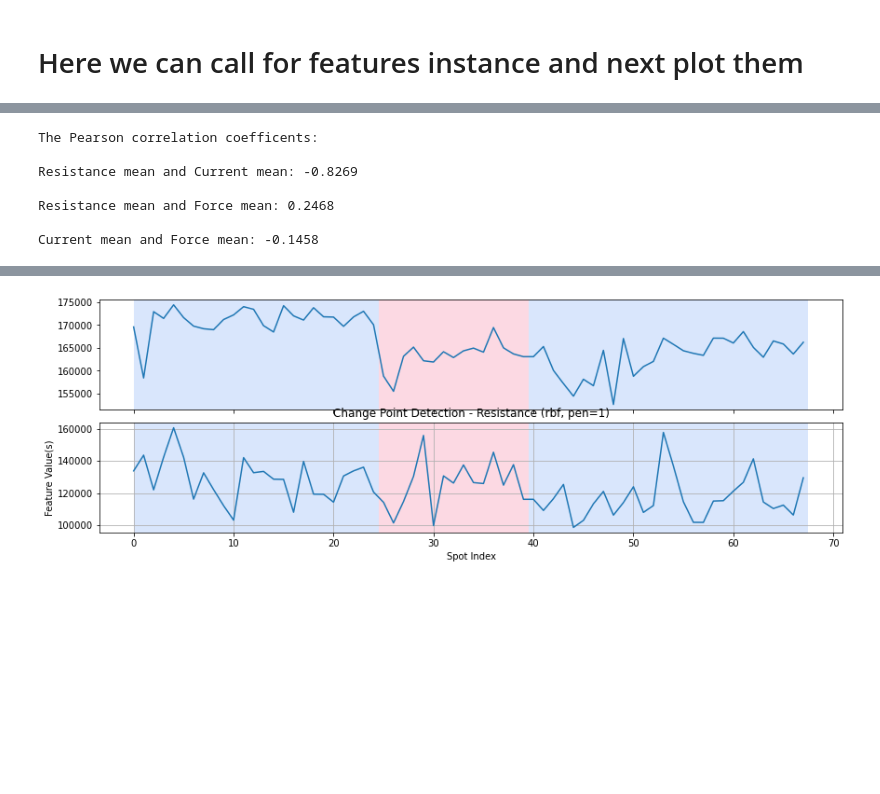
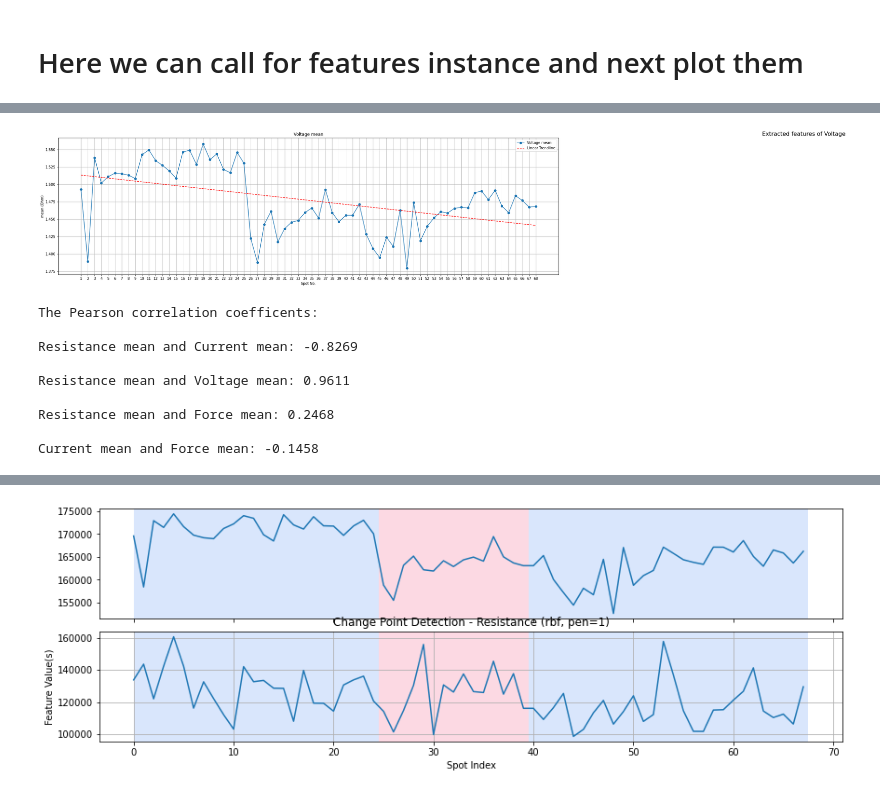
Before and after one commit to Protagonist-8/SpotProject, a Jupyter notebook: spot_eda.ipynb, the cells around one changed output, grey strips where cells are left out. Saved outputs shown, nothing was run; the diff lists cells and outputs as text; code cells hidden in the pictures; blank space fills up the shorter version.

```diff
--- a/spot_eda.ipynb
+++ b/spot_eda.ipynb
@@ -109,6 +111,7 @@ def plot_features(dataframe,sensor,features,deg=1):
 feature_list_Resistance=get_features(sensor="Resistance (Ohm)",spotf=1,spotl=69,normalize=False)
 feature_list_Force=get_features(sensor="Force (kgf)",spotf=1,spotl=69,normalize=False)
 feature_list_Current=get_features(sensor="Current (kA)",spotf=1,spotl=69,normalize=False)
+feature_list_Voltage=get_features(sensor='Voltage (V)',spotf=1,spotl=69,normalize=False)
 
 # creating respective dataframes
 
@@ -126,5 +129,10 @@ df_Force=pd.DataFrame(feature_list_Force,columns=feature_list_Force.keys())
 # #normalizing features
 # df_Force= (df_Force - df_Force.mean()) / df_Force.std()
 df_Force.index = range(1, len(df_Force) + 1)
+
+df_Voltage=pd.DataFrame(feature_list_Voltage,columns=feature_list_Voltage.keys())
+# #normalizing features
+# df_Force= (df_Force - df_Force.mean()) / df_Force.std()
+df_Voltage.index = range(1, len(df_Voltage) + 1)
 # %%
 # plotting extracted features for each sensor
@@ -142,6 +150,11 @@ plot_features(dataframe=df_Force,sensor='Force',features=['mean','std'],deg=3)
+# %%
+plot_features(dataframe=df_Voltage,sensor='Voltage',features=['mean'],deg=1,trend=True)
+# %% [output]
+[figure, added]
 # %%
 print(f"The Pearson correlation coefficents:")
 print(f"\nResistance mean and Current mean: {df_Resistance['mean'].corr(df_Current['mean']):.4f}")
+print(f"\nResistance mean and Voltage mean: {df_Resistance['mean'].corr(df_Voltage['mean']):.4f}")
 print(f"\nResistance mean and Force mean: {df_Resistance['mean'].corr(df_Force['mean']):.4f}")
 print(f"\nCurrent mean and Force mean: {df_Current['mean'].corr(df_Force['mean']):.4f}")
 # %% [output]
@@ -149,6 +162,8 @@ The Pearson correlation coefficents:
 
 Resistance mean and Current mean: -0.8269
 
+Resistance mean and Voltage mean: 0.9611
+
 Resistance mean and Force mean: 0.2468
 
 Current mean and Force mean: -0.1458
```
Also changed, not shown: parts of 5 cells of this notebook.
